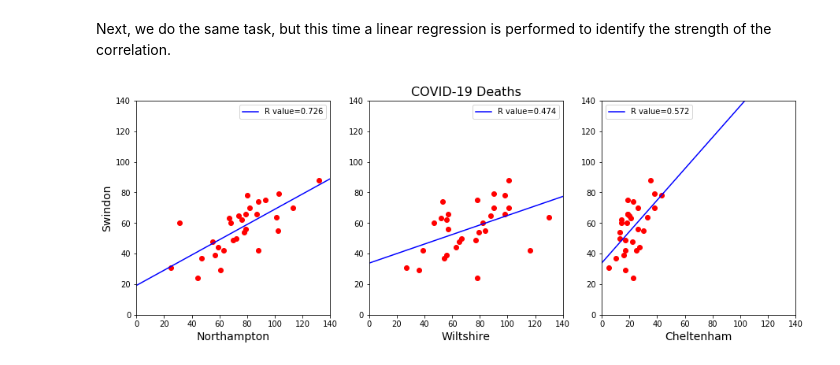
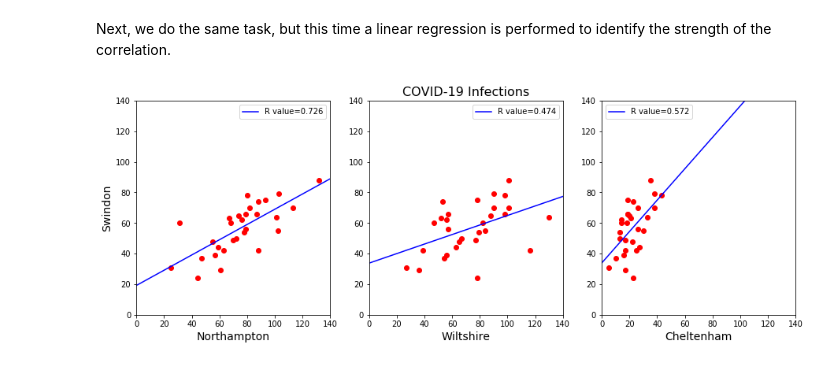
Before and after one commit to Sciprios/SwindonCovid, a Jupyter notebook: Infection Comparison.ipynb, the cells around one changed output. Saved outputs shown, nothing was run; the diff lists cells and outputs as text; code cells hidden in the pictures.

```diff
--- a/Infection Comparison.ipynb
+++ b/Infection Comparison.ipynb
@@ -104,21 +104,21 @@ def get_estimations(m, c, xs=np.arange(0, 51)):
 # %%
 def plot_area_scatters(area_data):
     """ Plots a scatter graph of Area-0 infections against all other areas. """
     area_keys = list(area_data.keys())
     # Extract area 0 infections (for y-axis.)
     area_0 = area_data[area_keys[0]]
     # Create the plot
     fig, axs = plt.subplots(nrows=1, ncols=len(area_keys)-1, figsize=(15, 5))
     for idx, area in enumerate(area_keys[1:]):
         axs[idx].scatter(area_data[area], area_0, c='r')
         slope, intercept, r_value, p_value, std_err = linregress(area_data[area], area_0)
         axs[idx].plot(np.arange(0, 141), get_estimations(slope, intercept, np.arange(0, 141)), c='b', label="R value={:.3f}".format(r_value))
         axs[idx].set_xlim([0, 140])
         axs[idx].set_ylim([0, 140])
         axs[idx].set_xlabel(area, fontsize=14)
         axs[idx].legend()
-    axs[1].set_title("COVID-19 Deaths", fontsize=16)
+    axs[1].set_title("COVID-19 Infections", fontsize=16)
     axs[0].set_ylabel(area_keys[0], fontsize=14)
 plot_area_scatters(area_infections)
 # %% [output]
-[figure, old version]
+[figure, new version]
```
